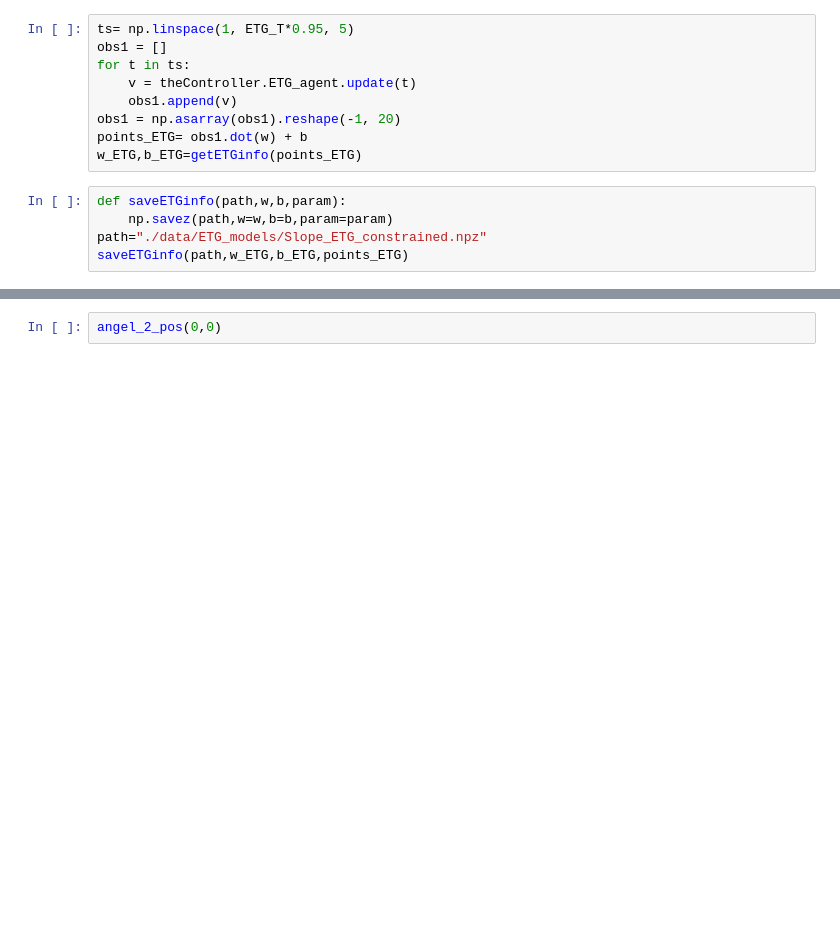
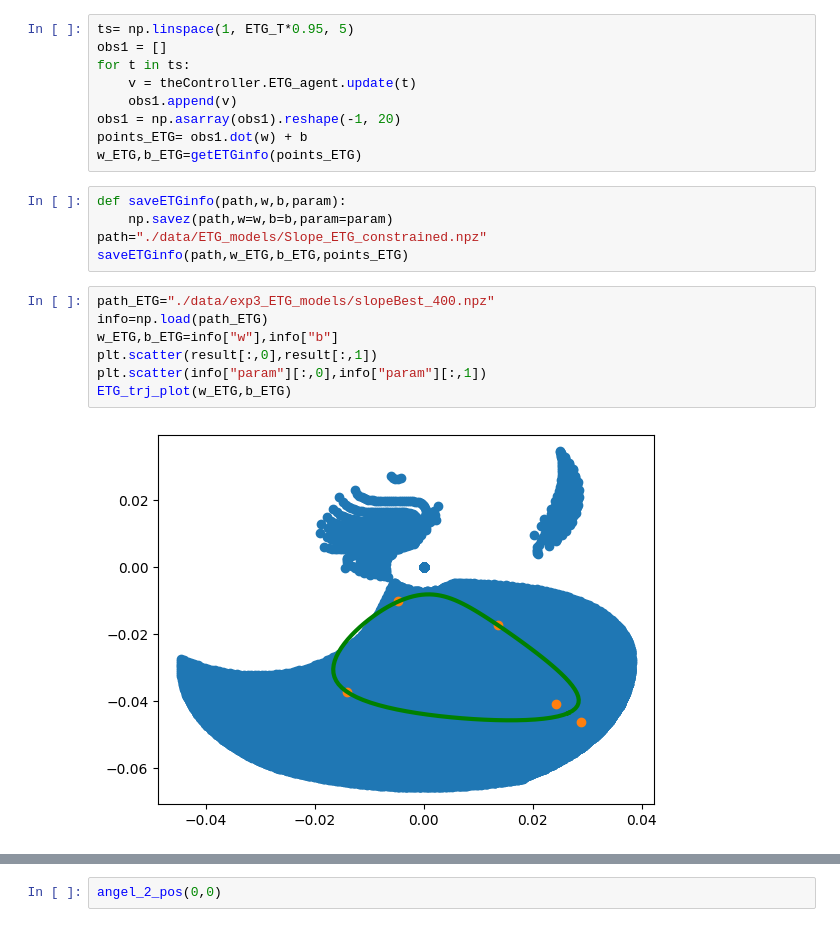
Before and after one commit to GrumpySloths/ForCode, a Jupyter notebook: NewMujo_test/src/trajectory.ipynb, the cells around one changed output, grey strips where cells are left out. Cells and saved outputs as stored; diff of their text form; blank space fills up the shorter version.

```diff
--- a/NewMujo_test/src/trajectory.ipynb
+++ b/NewMujo_test/src/trajectory.ipynb
@@ -270,6 +270,15 @@ def saveETGinfo(path,w,b,param):
     np.savez(path,w=w,b=b,param=param)
 path="./data/ETG_models/Slope_ETG_constrained.npz"
 saveETGinfo(path,w_ETG,b_ETG,points_ETG)
+# %%
+path_ETG="./data/exp3_ETG_models/slopeBest_400.npz"
+info=np.load(path_ETG)
+w_ETG,b_ETG=info["w"],info["b"]
+plt.scatter(result[:,0],result[:,1])
+plt.scatter(info["param"][:,0],info["param"][:,1])
+ETG_trj_plot(w_ETG,b_ETG)
+# %% [output]
+[figure, added]
 # %%
 ETG_T = 2
 ts_new = np.linspace(1, ETG_T, 100)
```
Also changed, not shown: parts of 3 cells of this notebook, 40 other files.
